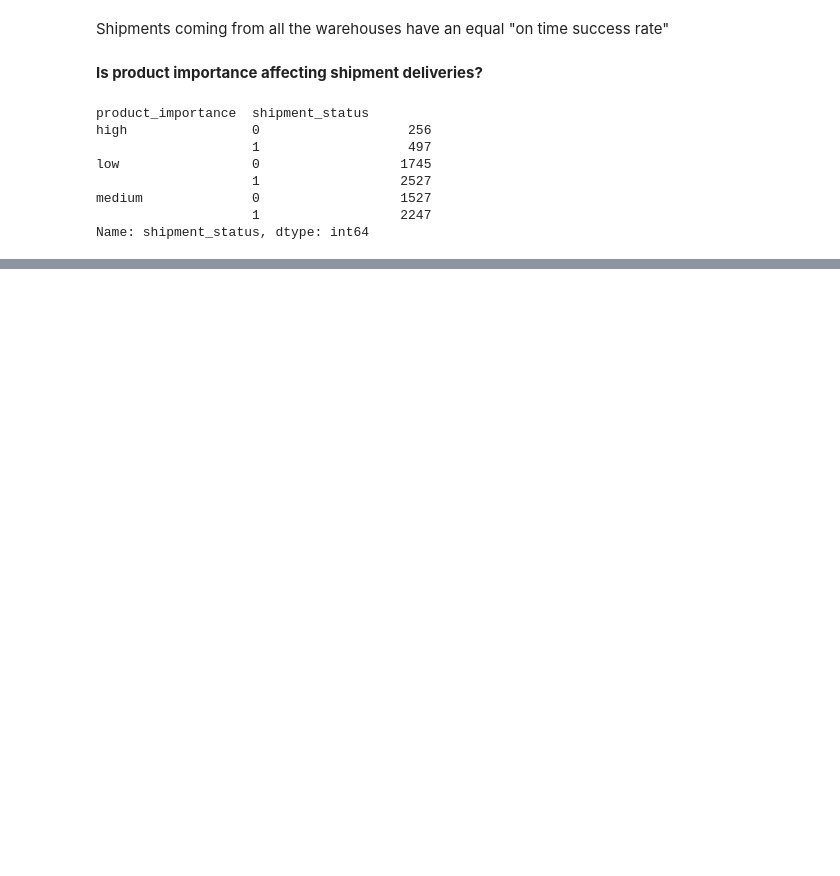
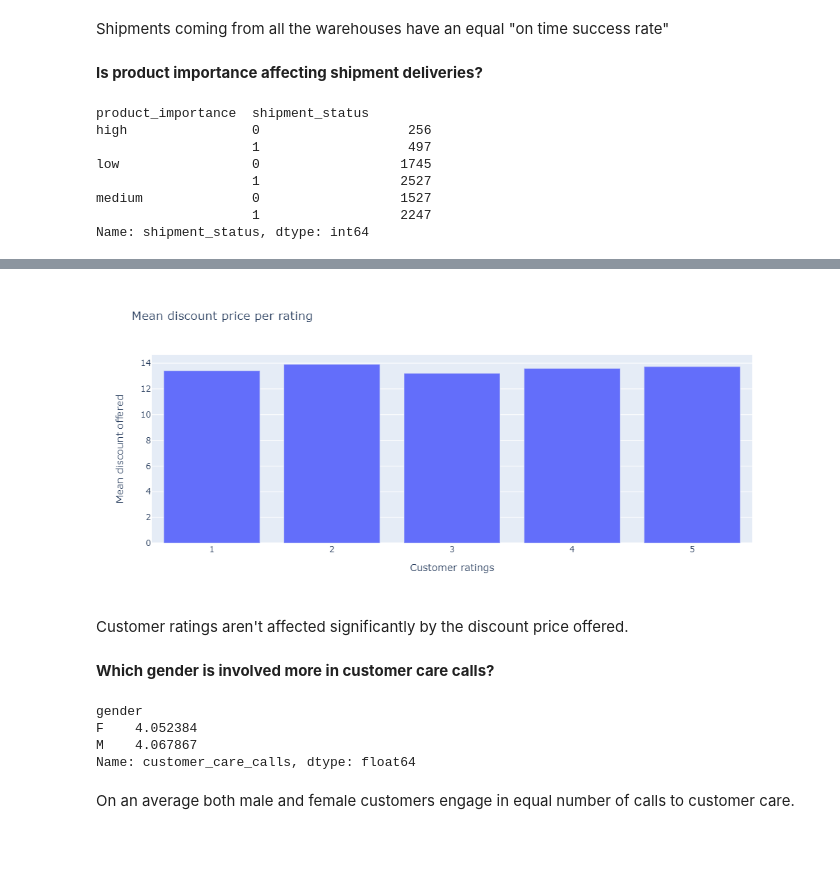
Before and after one commit to dedpool-glitch/shipment_analytics, a Jupyter notebook: customeranalytics.ipynb, the cells around one changed output, grey strips where cells are left out. Drawn from its saved outputs; the diff is of its cells as text; code cells hidden in the pictures; blank space fills up the shorter version.

```diff
--- a/customeranalytics.ipynb
+++ b/customeranalytics.ipynb
@@ -262,2 +335,23 @@ offline.iplot(fig)
+# %%
+trace5=go.Bar(x=['1','2','3','4','5'],y=[13.42,13.92,13.22,13.60,13.74])
+trans_bar=[trace5]
+layout=dict(title='Mean discount price per rating',xaxis=dict(title='Customer ratings'),yaxis=dict(title='Mean discount offered'),barmode='stack')
+fig=dict(data=trans_bar,layout=layout)
+offline.iplot(fig)
+# %% [output]
+[figure, added]
+# %% [markdown]
+Customer ratings aren't affected significantly by the discount price offered.
+# %% [markdown]
+**Which gender is involved more in customer care calls?**
+# %%
+X_train.groupby(['gender'])['customer_care_calls'].mean()
+# %% [output]
+gender
+F    4.052384
+M    4.067867
+Name: customer_care_calls, dtype: float64
+# %% [markdown]
+On an average both male and female customers engage in equal number of calls to customer care.
 # %% [markdown]
 #####
```
Also changed, not shown: parts of 13 cells of this notebook.
